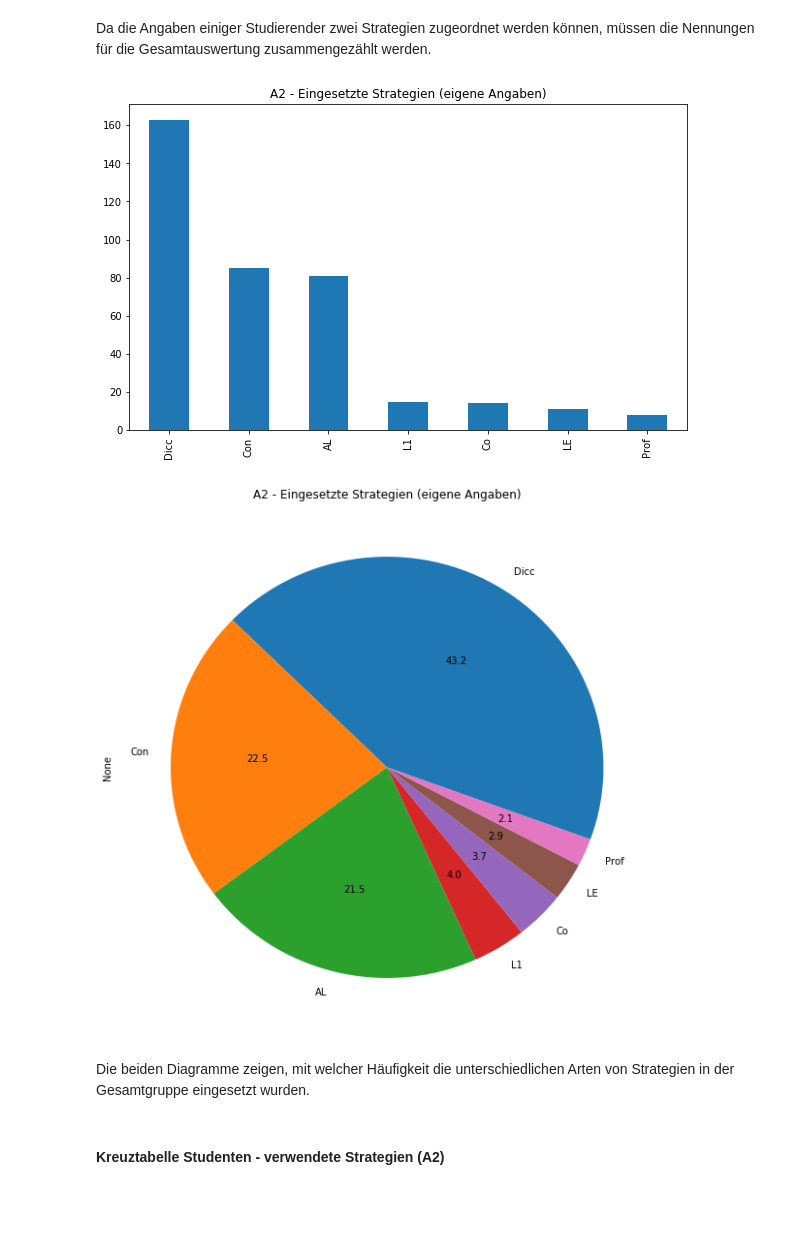
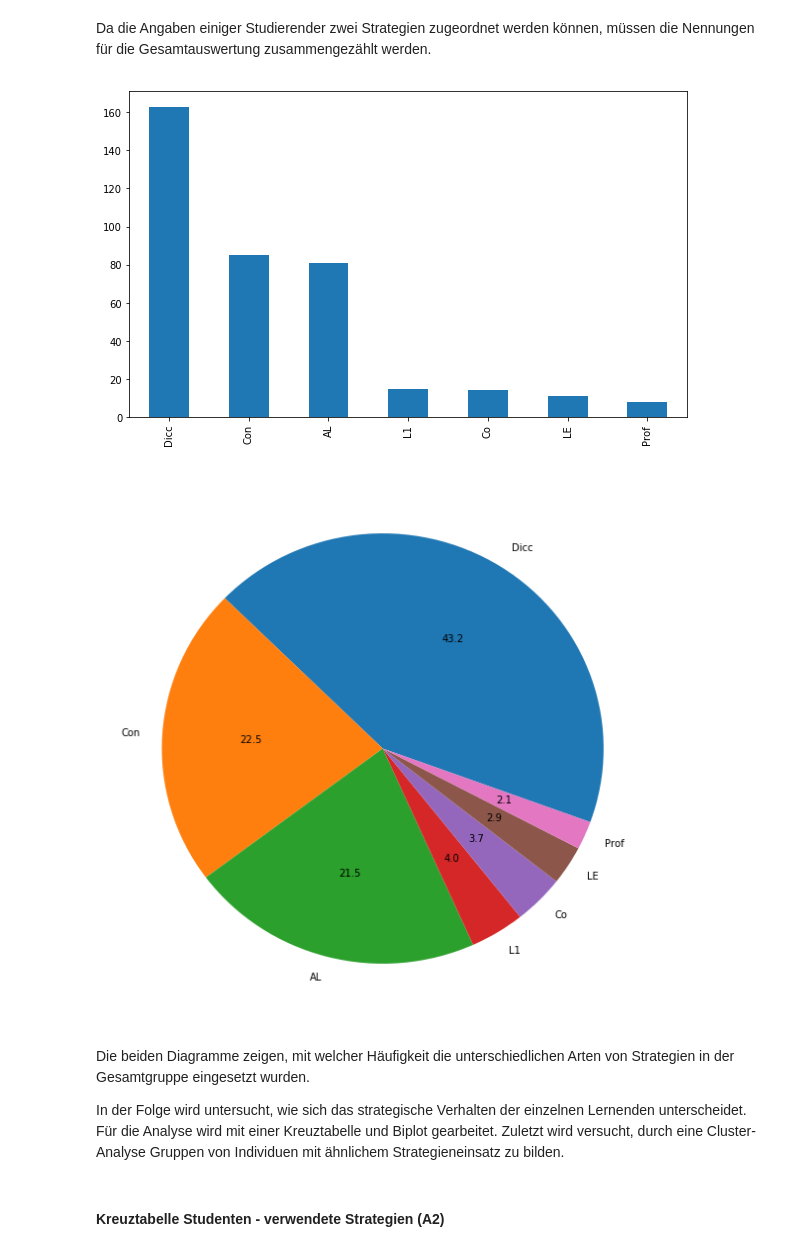
Before and after one commit to martinakienberger/Strategienanalyse_Voc, a Jupyter notebook: Datenanalyse_Voc_Salamanca.ipynb, the cells around one changed output. Drawn from its saved outputs; the diff is of its cells as text; code cells hidden in the pictures; blank space fills up the shorter version.

```diff
--- a/Datenanalyse_Voc_Salamanca.ipynb
+++ b/Datenanalyse_Voc_Salamanca.ipynb
@@ -181,19 +181,23 @@ dtype: float64
 Da die Angaben einiger Studierender zwei Strategien zugeordnet werden können, müssen die Nennungen für die Gesamtauswertung zusammengezählt werden.
 # %%
 v.sort_values(ascending = False).plot(kind = 'bar',
-                                      title = 'A2 - Eingesetzte Strategien (eigene Angaben)',
+                                      #title = 'Angaben zu eingesetzten Strategien',
                                      figsize = (10,6));
 # %% [output]
-[figure, old version]
+[figure, new version]
 # %%
-v.sort_values(ascending = False).plot(kind = 'pie',
-                                      title = 'A2 - Eingesetzte Strategien (eigene Angaben)',
-                                      figsize = (10,10),
-                                      autopct='%.1f', startangle = -20);
+ax = v.sort_values(ascending = False).plot(kind = 'pie',
+                                           #title = 'Angaben zu eingesetzten Strategien',
+                                           figsize = (10,10),
+                                           autopct='%.1f', startangle = -20);
+
+ax.set_ylabel("");
 # %% [output]
-[figure, old version]
+[figure, new version]
 # %% [markdown]
 Die beiden Diagramme zeigen, mit welcher Häufigkeit die unterschiedlichen Arten von Strategien in der Gesamtgruppe eingesetzt wurden.
+
+In der Folge wird untersucht, wie sich das strategische Verhalten der einzelnen Lernenden unterscheidet. Für die Analyse wird mit einer Kreuztabelle und Biplot gearbeitet. Zuletzt wird versucht, durch eine Cluster-Analyse Gruppen von Individuen mit ähnlichem Strategieneinsatz zu bilden.
 # %% [markdown]
 #### Kreuztabelle Studenten - verwendete Strategien (A2)
 # %%
```
Also changed, not shown: parts of 74 cells of this notebook, 2 other files.
